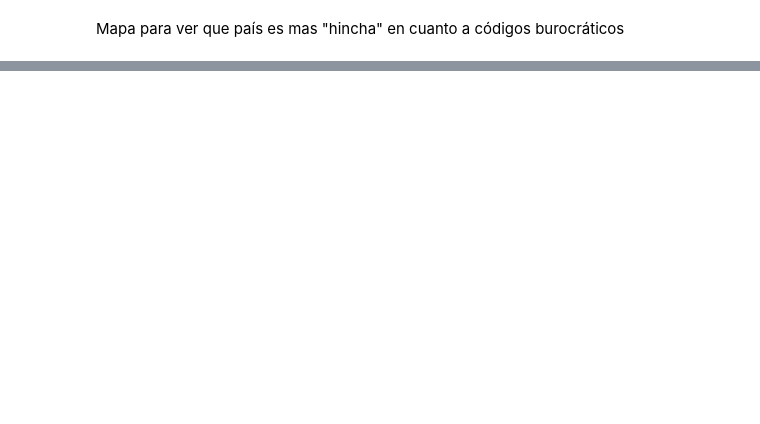
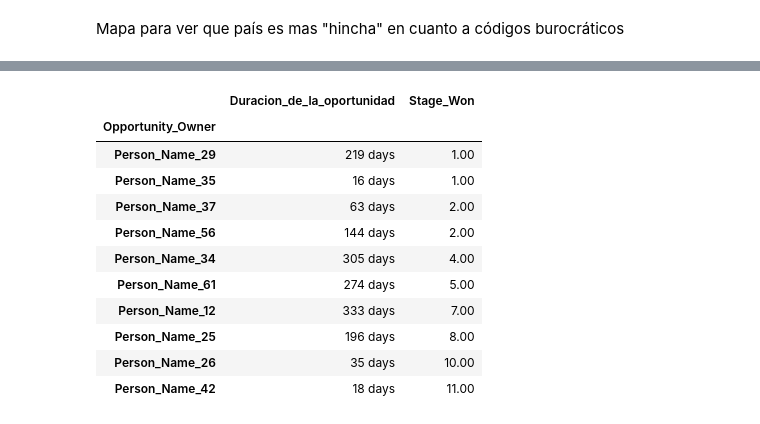
Before and after one commit to FerFabbiano/tp1-OrganizacionDeDatos, a Jupyter notebook: TP1_OrgaDeDatos.ipynb, the cells around one changed output, grey strips where cells are left out. Cells and saved outputs as stored; diff of their text form; code cells hidden in the pictures; blank space fills up the shorter version.

```diff
--- a/TP1_OrgaDeDatos.ipynb
+++ b/TP1_OrgaDeDatos.ipynb
@@ -1068,0 +1055,18 @@ plt.savefig('visuChalennge.jpg')
+# %%
+# Me fijo si a menor casos ganados, mayor cantidad de dias de entrega.
+
+segun_fechas_vendedores = segun_fechas_vendedores[(segun_fechas_vendedores[["Stage_Won"]] != 0).all(axis=1)]
+segun_fechas_vendedores.nsmallest(10, "Stage_Won")
+# %% [output]
+|  | Duracion_de_la_oportunidad | Stage_Won |
+| Opportunity_Owner |  |  |
+| Person_Name_29 | 219 days | 1.00 |
+| Person_Name_35 | 16 days | 1.00 |
+| Person_Name_37 | 63 days | 2.00 |
+| Person_Name_56 | 144 days | 2.00 |
+| Person_Name_34 | 305 days | 4.00 |
+| Person_Name_61 | 274 days | 5.00 |
+| Person_Name_12 | 333 days | 7.00 |
+| Person_Name_25 | 196 days | 8.00 |
+| Person_Name_26 | 35 days | 10.00 |
+| Person_Name_42 | 18 days | 11.00 |
```
Also changed, not shown: parts of 24 cells of this notebook.
